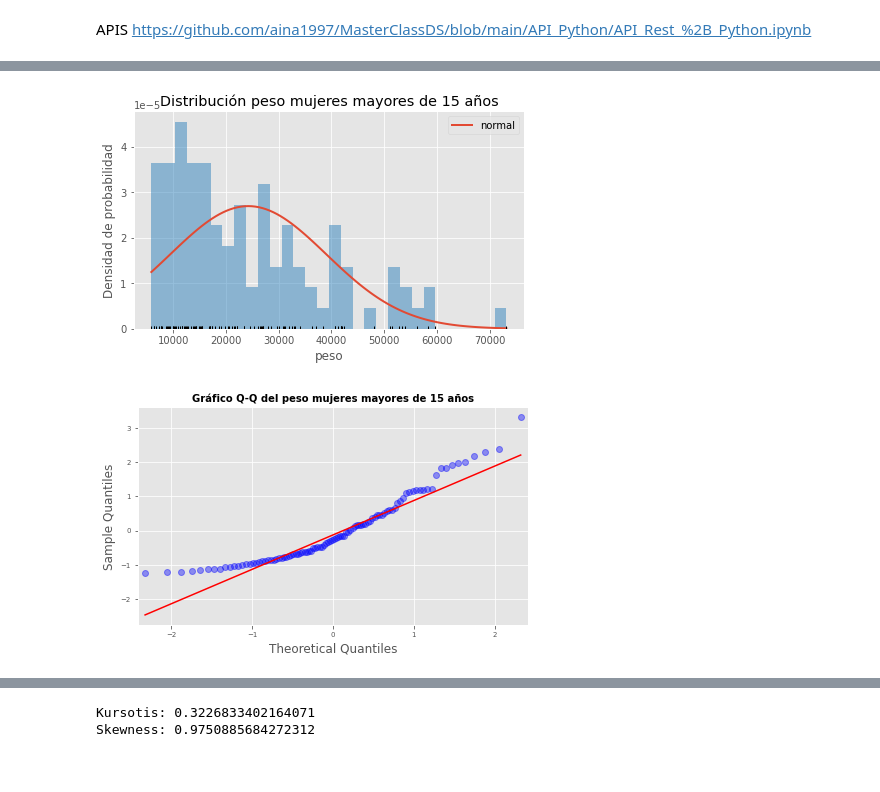
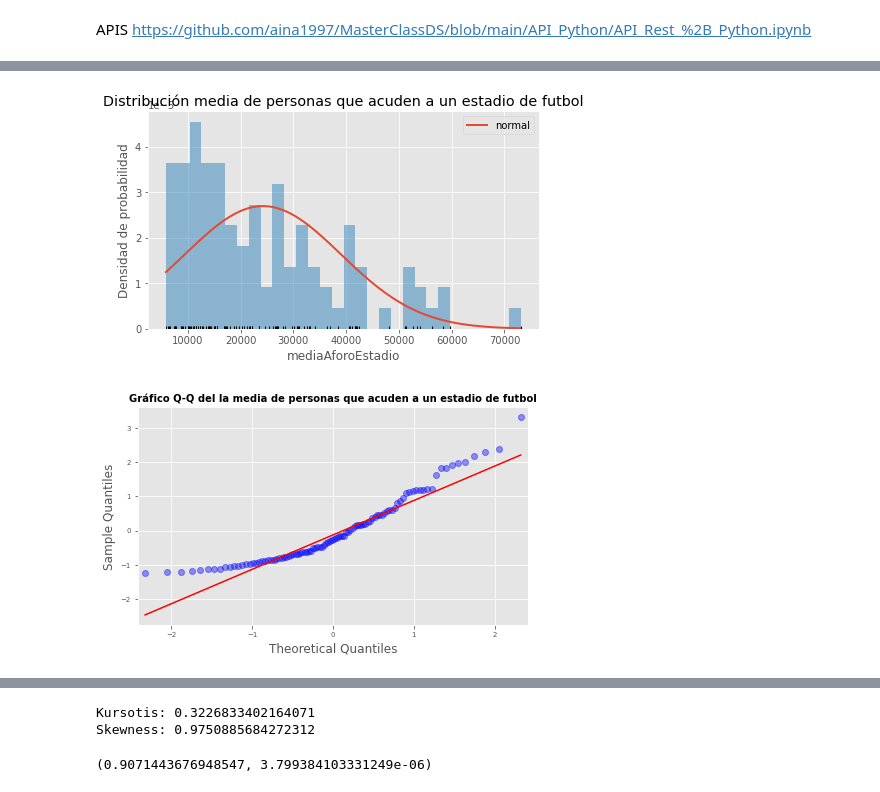
Before and after one commit to JMML2021/Tasca-M5-T01-Exercicis-d-Hipotesis-Testing., a Jupyter notebook: Tasca_M5_T01_Exercicis_d'Hipotesis_Testing.ipynb, the cells around one changed output, grey strips where cells are left out. Cells and saved outputs as stored; diff of their text form; code cells hidden in the pictures.

```diff
--- a/Tasca_M5_T01_Exercicis_d'Hipotesis_Testing.ipynb
+++ b/Tasca_M5_T01_Exercicis_d'Hipotesis_Testing.ipynb
@@ -110,31 +110,31 @@ https://github.com/aina1997/MasterClassDS/blob/main/API_Python/API_Rest_%2B_Pyth
 # %%
 # Histograma + curva normal teórica
 # ==============================================================================
-peso =df['Attendance']
+mediaAforoEstadio =df['Attendance']
 # Valores de la media (mu) y desviación típica (sigma) de los datos
-mu, sigma = stats.norm.fit(peso)
+mu, sigma = stats.norm.fit(mediaAforoEstadio)
 
 # Valores teóricos de la normal en el rango observado
-x_hat = np.linspace(min(peso), max(peso), num=100)
+x_hat = np.linspace(min(mediaAforoEstadio), max(mediaAforoEstadio), num=100)
 y_hat = stats.norm.pdf(x_hat, mu, sigma)
 
 # Gráfico
 fig, ax = plt.subplots(figsize=(7,4))
 ax.plot(x_hat, y_hat, linewidth=2, label='normal')
-ax.hist(x=peso, density=True, bins=30, color="#3182bd", alpha=0.5)
-ax.plot(peso, np.full_like(peso, -0.01), '|k', markeredgewidth=1)
-ax.set_title('Distribución peso mujeres mayores de 15 años')
-ax.set_xlabel('peso')
+ax.hist(x=mediaAforoEstadio, density=True, bins=30, color="#3182bd", alpha=0.5)
+ax.plot(mediaAforoEstadio, np.full_like(mediaAforoEstadio, -0.01), '|k', markeredgewidth=1)
+ax.set_title('Distribución media de personas que acuden a un estadio de futbol')
+ax.set_xlabel('mediaAforoEstadio')
 ax.set_ylabel('Densidad de probabilidad')
 ax.legend();
 # %% [output]
-[figure, old version]
+[figure, new version]
 # %%
 # Gráfico Q-Q
 # ==============================================================================
 fig, ax = plt.subplots(figsize=(7,4))
 sm.qqplot(
-    peso,
+    mediaAforoEstadio,
     fit   = True,
     line  = 'q',
     alpha = 0.4,
@@ -145,7 +145,7 @@ ax.set_title('Gráfico Q-Q del la media de personas que acuden a un estadio de f
              fontweight = "bold")
 ax.tick_params(labelsize = 7)
 # %% [output]
-[figure, old version]
+[figure, new version]
 # %% [markdown]
 asimetría y curtosis
 
@@ -158,3 +158,10 @@ print('Skewness:', stats.skew(peso))
 # %% [output]
 Kursotis: 0.3226833402164071
 Skewness: 0.9750885684272312
+# %%
+# Shapiro-Wilk test
+# ==============================================================================
+shapiro_test = stats.shapiro(mediaAforoEstadio)
+shapiro_test
+# %% [output]
+(0.9071443676948547, 3.799384103331249e-06)
```
Also changed, not shown: parts of 1 cell of this notebook.
